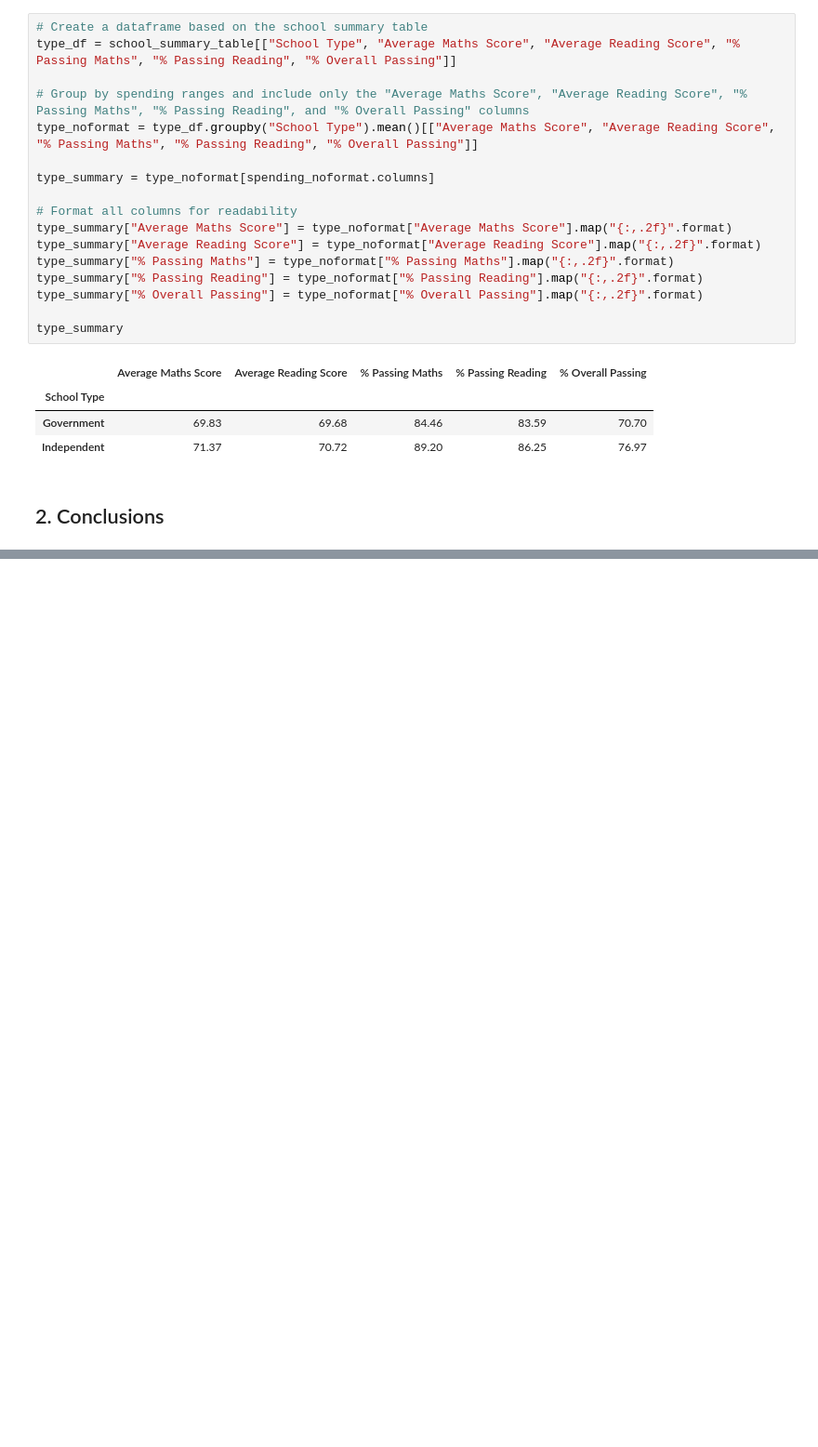
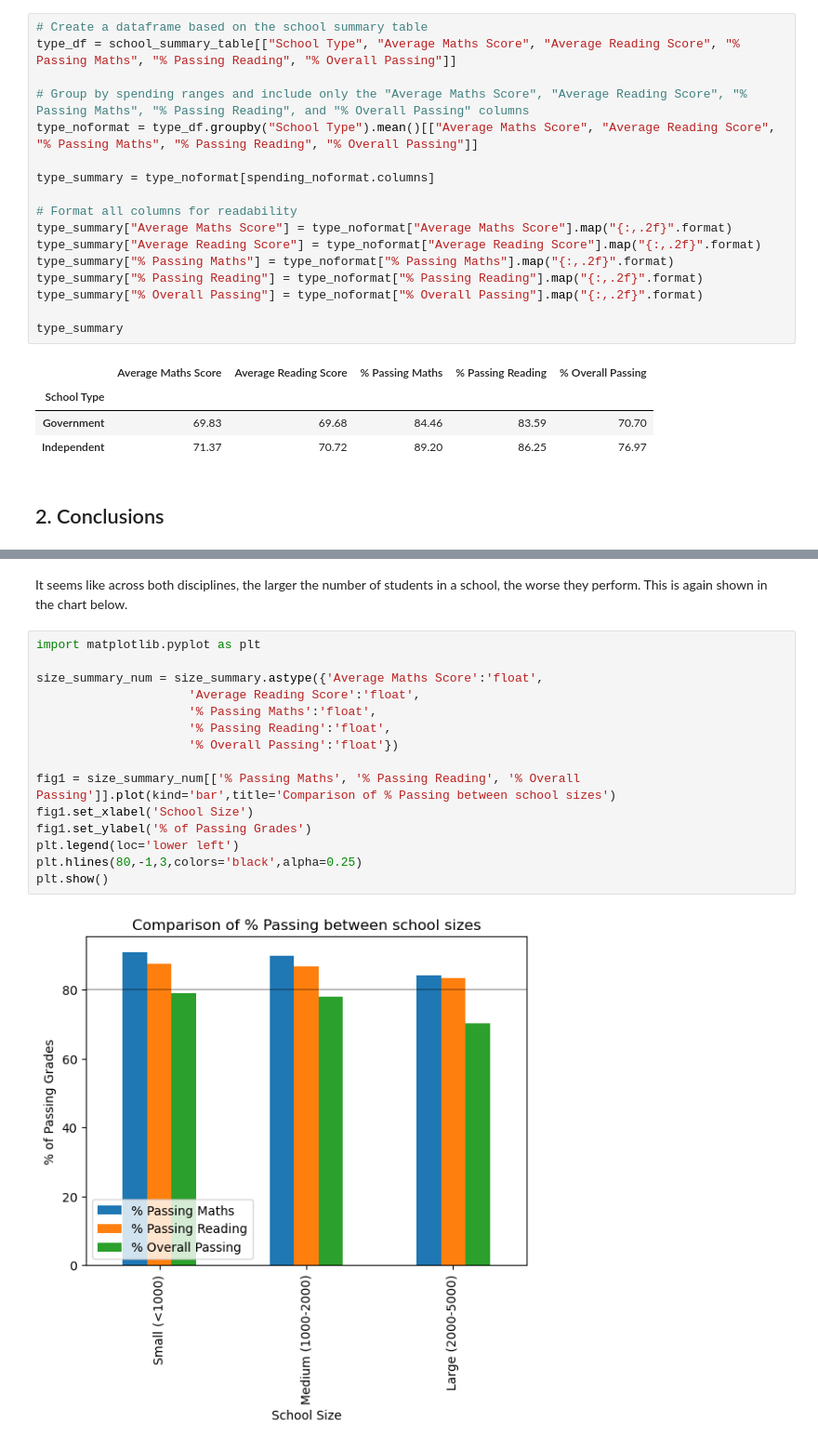
Before and after one commit to benoitchamot/PyCitySchools, a Jupyter notebook: PyCitySchools/Report.ipynb, the cells around one changed output, grey strips where cells are left out. Shown at 93% size. Drawn from its saved outputs; the diff is of its cells as text; blank space fills up the shorter version.

```diff
--- a/PyCitySchools/Report.ipynb
+++ b/PyCitySchools/Report.ipynb
@@ -735,0 +792,19 @@ type_summary
+# %% [markdown]
+It seems like across both disciplines, the larger the number of students in a school, the worse they perform. This is again shown in the chart below.
+# %%
+import matplotlib.pyplot as plt
+
+size_summary_num = size_summary.astype({'Average Maths Score':'float',
+                     'Average Reading Score':'float',
+                     '% Passing Maths':'float',
+                     '% Passing Reading':'float',
+                     '% Overall Passing':'float'})
+
+fig1 = size_summary_num[['% Passing Maths', '% Passing Reading', '% Overall Passing']].plot(kind='bar',title='Comparison of % Passing between school sizes')
+fig1.set_xlabel('School Size')
+fig1.set_ylabel('% of Passing Grades')
+plt.legend(loc='lower left')
+plt.hlines(80,-1,3,colors='black',alpha=0.25)
+plt.show()
+# %% [output]
+[figure, added]
```
Also changed, not shown: parts of 16 cells of this notebook.
